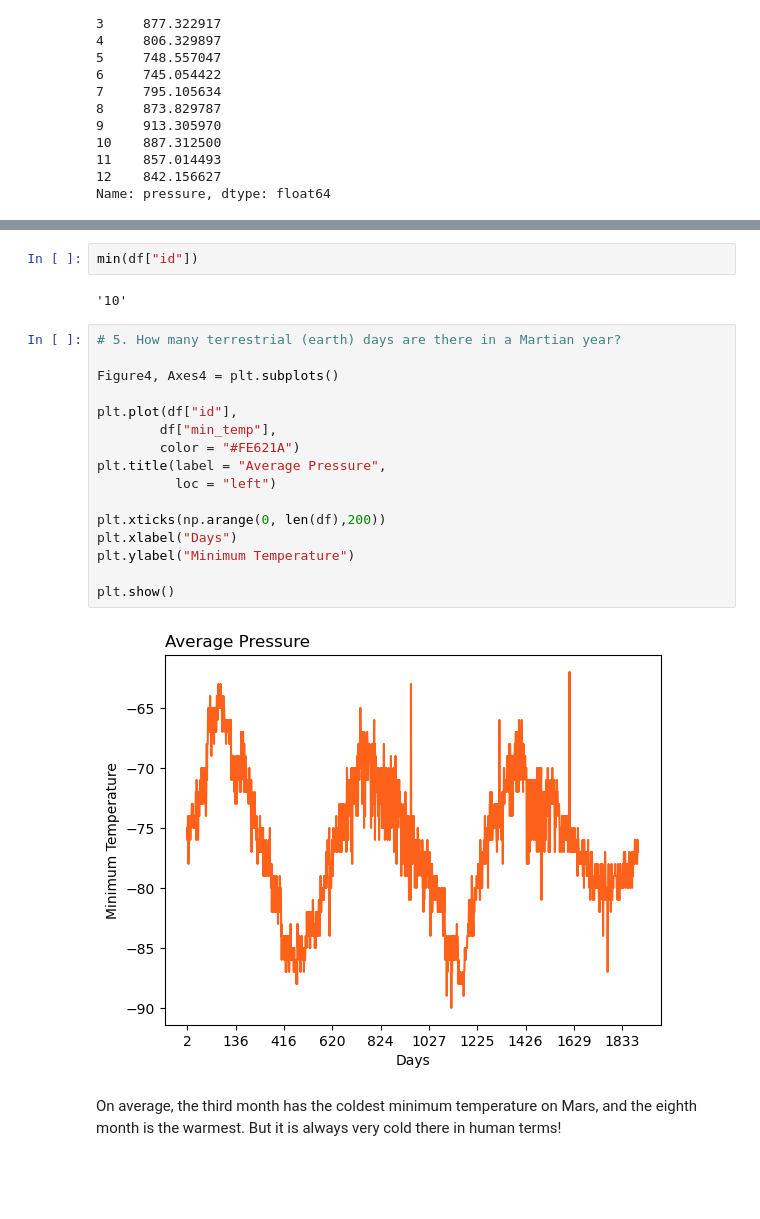
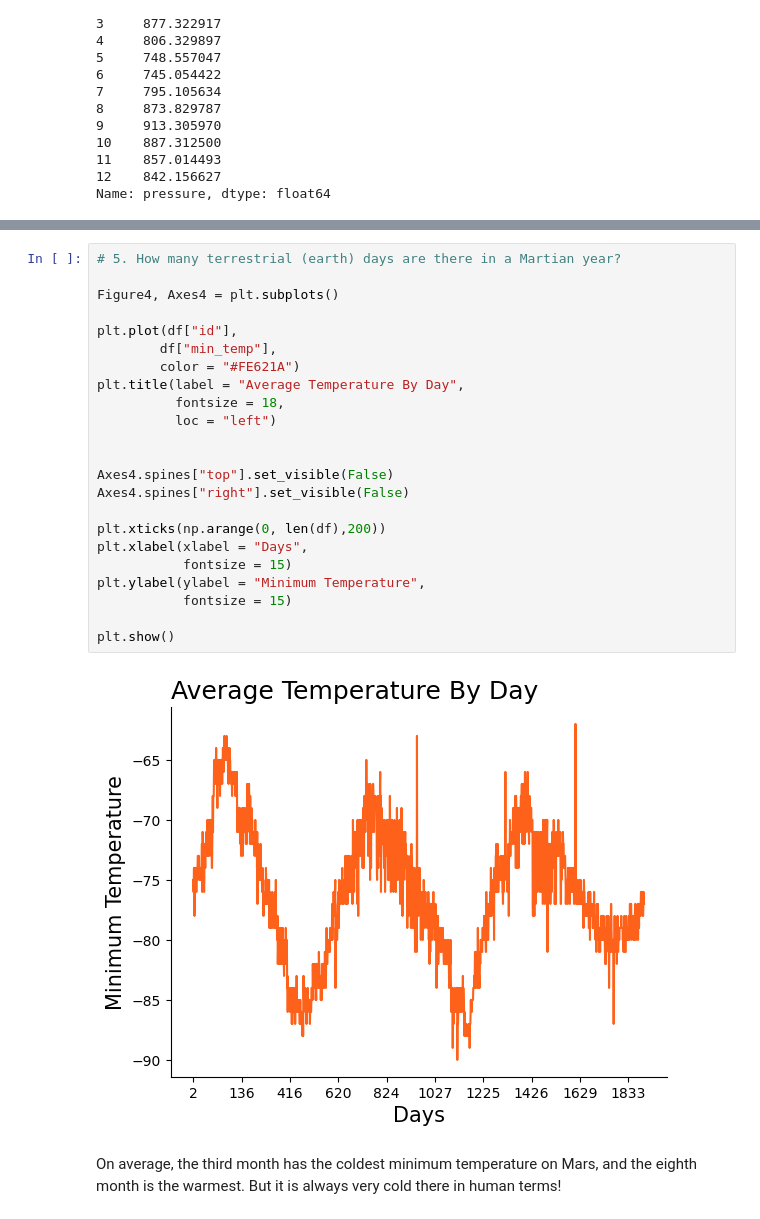
Before and after one commit to dejesusalcala/data-collection-challenge, a Jupyter notebook: code/part_2_mars_weather.ipynb, the cells around one changed output, grey strips where cells are left out. Cells and saved outputs as stored; diff of their text form; blank space fills up the shorter version.

```diff
--- a/code/part_2_mars_weather.ipynb
+++ b/code/part_2_mars_weather.ipynb
@@ -380,25 +341,28 @@ df
-# %%
-min(df["id"])
-# %% [output]
-'10'
 # %%
 # 5. How many terrestrial (earth) days are there in a Martian year?
 
 Figure4, Axes4 = plt.subplots()
 
 plt.plot(df["id"],
         df["min_temp"],
         color = "#FE621A")
-plt.title(label = "Average Pressure",
+plt.title(label = "Average Temperature By Day",
+          fontsize = 18,
           loc = "left")
 
+
+Axes4.spines["top"].set_visible(False)
+Axes4.spines["right"].set_visible(False)
+
 plt.xticks(np.arange(0, len(df),200))
-plt.xlabel("Days")
-plt.ylabel("Minimum Temperature")
+plt.xlabel(xlabel = "Days",
+           fontsize = 15)
+plt.ylabel(ylabel = "Minimum Temperature",
+           fontsize = 15)
 
 plt.show()
 # %% [output]
-[figure, old version]
+[figure, new version]
 # %% [markdown]
 On average, the third month has the coldest minimum temperature on Mars, and the eighth month is the warmest. But it is always very cold there in human terms!
 # %% [markdown]
```
Also changed, not shown: parts of 18 cells of this notebook, 1 other file.
